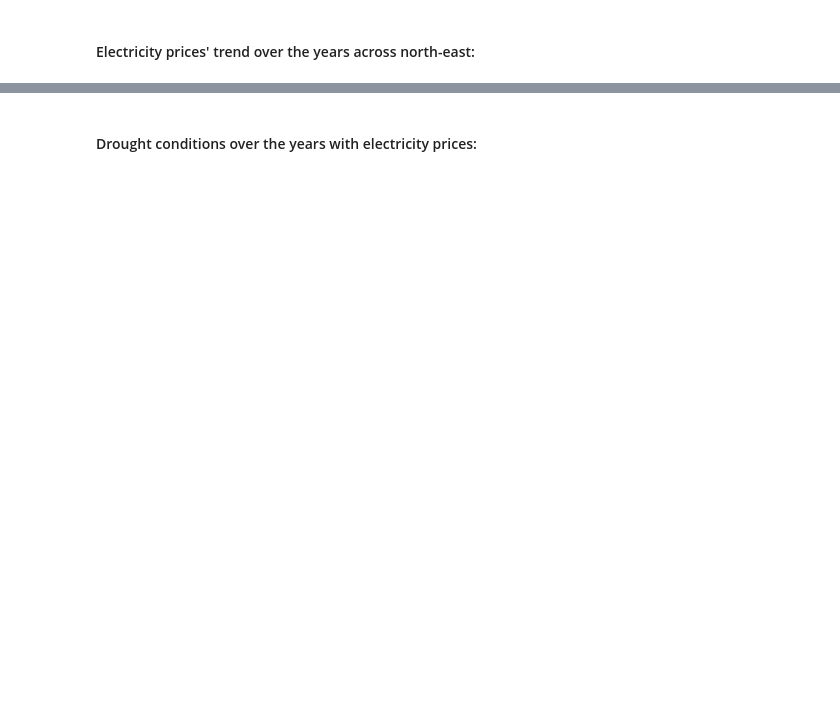
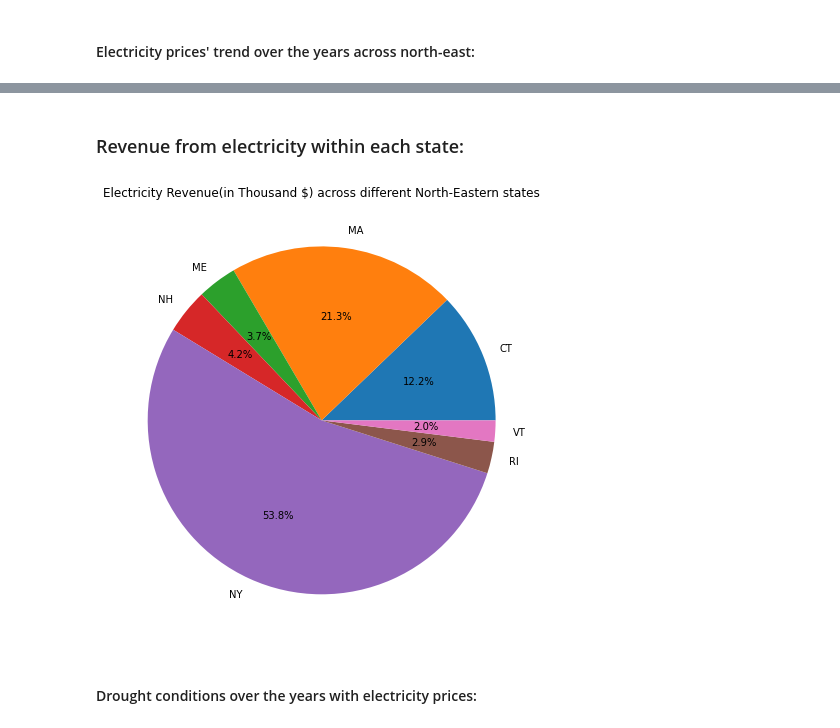
Before and after one commit to chinarbu/BU_NIDIS_TeamA1_Capstone, a Jupyter notebook: NIDIS_Energy_TeamA1.ipynb, the cells around one changed output, grey strips where cells are left out. Drawn from its saved outputs; the diff is of its cells as text; code cells hidden in the pictures; blank space fills up the shorter version.

```diff
--- a/NIDIS_Energy_TeamA1.ipynb
+++ b/NIDIS_Energy_TeamA1.ipynb
@@ -158,3 +109,28 @@ Pass the following variables as keyword args: x, y. From version 0.12, the only
+# %% [markdown]
+### Revenue from electricity within each state:
+# %%
+# Copy of dataframe for visualization
+df2 = df.copy()
+df2['Consumption(Megawatthours)'] = df2['Consumption(Megawatthours)'].replace(',', '',regex=True)
+df2['Customers(Count)']=df2['Customers(Count)'].replace(',','',regex=True)
+df2['Revenue(Thousand $)']=df2['Revenue(Thousand $)'].replace(',','',regex=True)
+df2['Consumption(Megawatthours)']=df2['Consumption(Megawatthours)'].astype(int)
+df2['Customers(Count)']=df2['Customers(Count)'].astype(int)
+df2['Revenue(Thousand $)']=df2['Revenue(Thousand $)'].astype(int)
+df2['Consumption(Megawatthours)']=round(df2['Consumption(Megawatthours)'])
+df2['Revenue(Thousand $)']=round(df2['Revenue(Thousand $)'])
+df2['Consumption(Megawatthours)']=round(df2['Consumption(Megawatthours)'])
+df2['Revenue(Thousand $)']=round(df2['Revenue(Thousand $)'])
+# %%
+plt.figure(figsize=(12,8))
+df3 = pd.DataFrame({
+  "Rev_per_state": df2.groupby('State')['Revenue(Thousand $)'].sum()
+})
+plt.pie(df3['Rev_per_state'], labels = df3.index,autopct='%.1f%%')
+plt.title("Electricity Revenue(in Thousand $) across different North-Eastern states")
+plt.show()
+# %% [output]
+[figure, added]
 # %% [markdown]
 #### Drought conditions over the years with electricity prices:
 # %%
```
Also changed, not shown: parts of 51 cells of this notebook.
